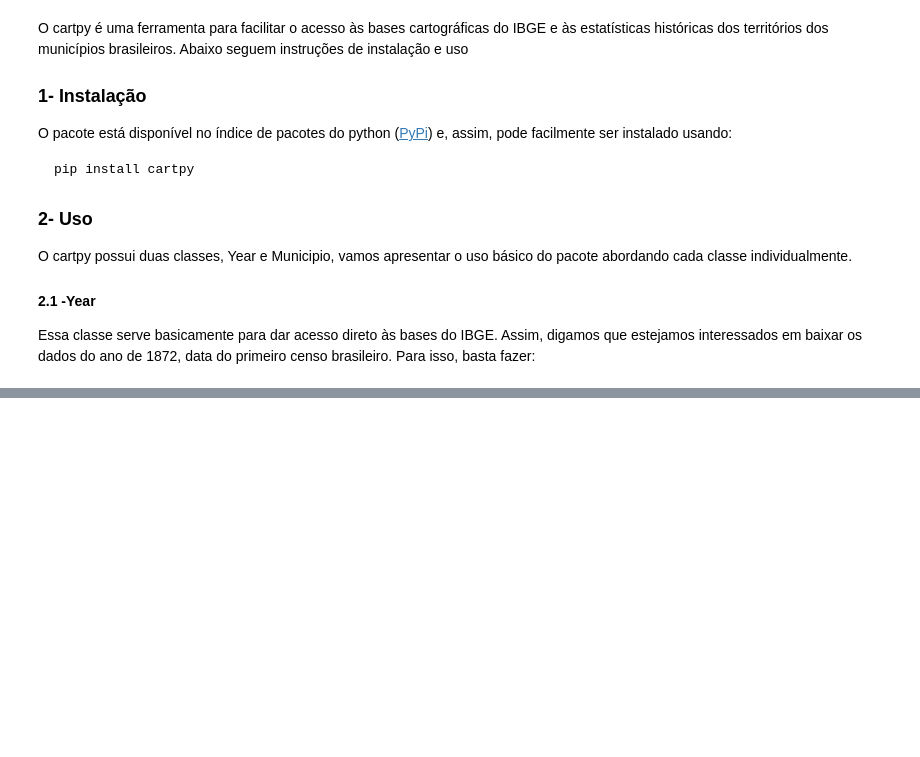
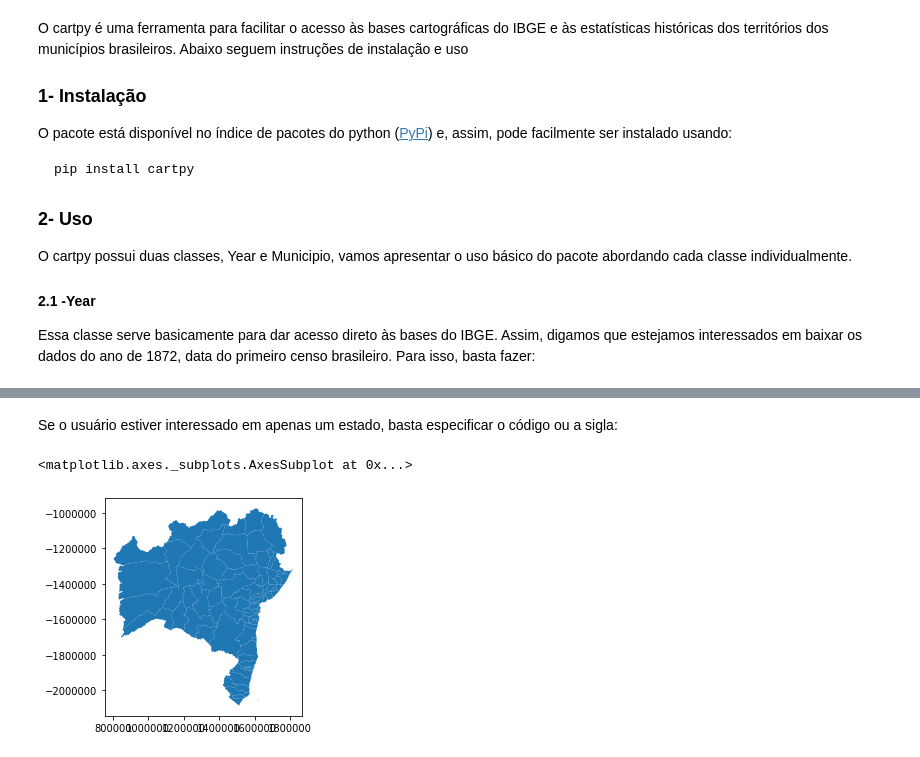
Before and after one commit to lucascr91/cartpy, a Jupyter notebook: README.ipynb, the cells around one changed output, grey strips where cells are left out. Cells and saved outputs as stored; diff of their text form; code cells hidden in the pictures; blank space fills up the shorter version.

```diff
--- a/README.ipynb
+++ b/README.ipynb
@@ -25,0 +33,7 @@ AttributeError: module 'cartpy' has no attribute 'Year'
+# %% [markdown]
+Se o usuário estiver interessado em apenas um estado, basta especificar o código ou a sigla:
+# %%
+data1872.get_geodata(state='BA').plot()
+# %% [output]
+<matplotlib.axes._subplots.AxesSubplot at 0x...>
+[figure, added]
```
Also changed, not shown: parts of 18 cells of this notebook, 10 other files.
